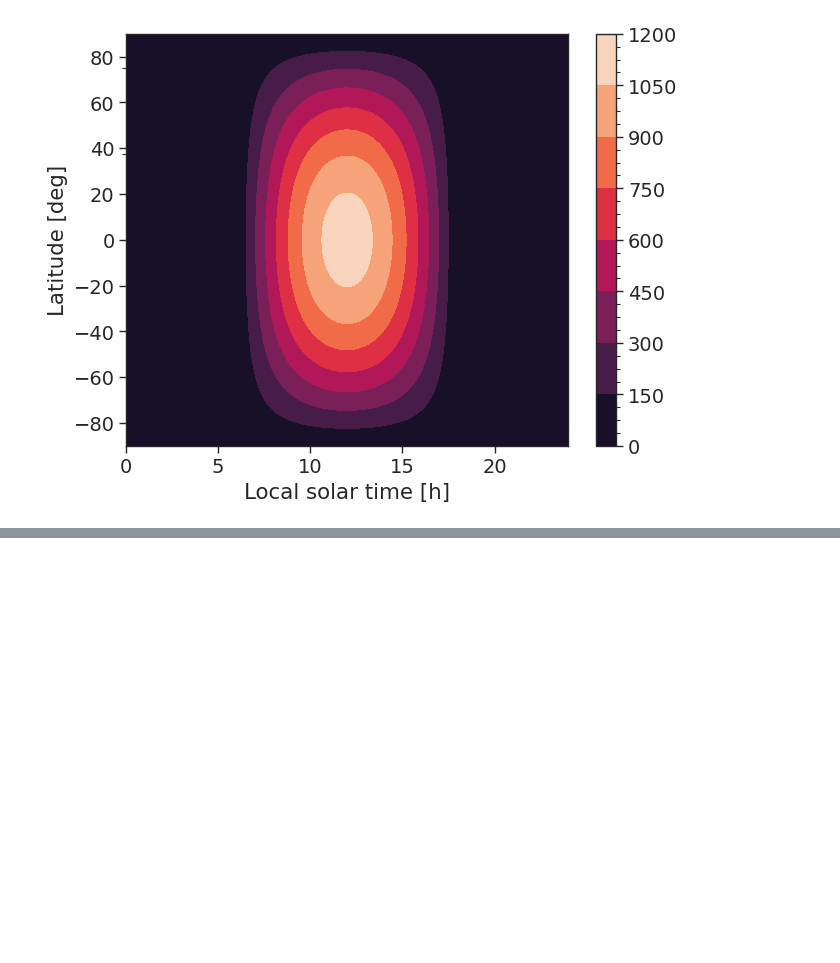
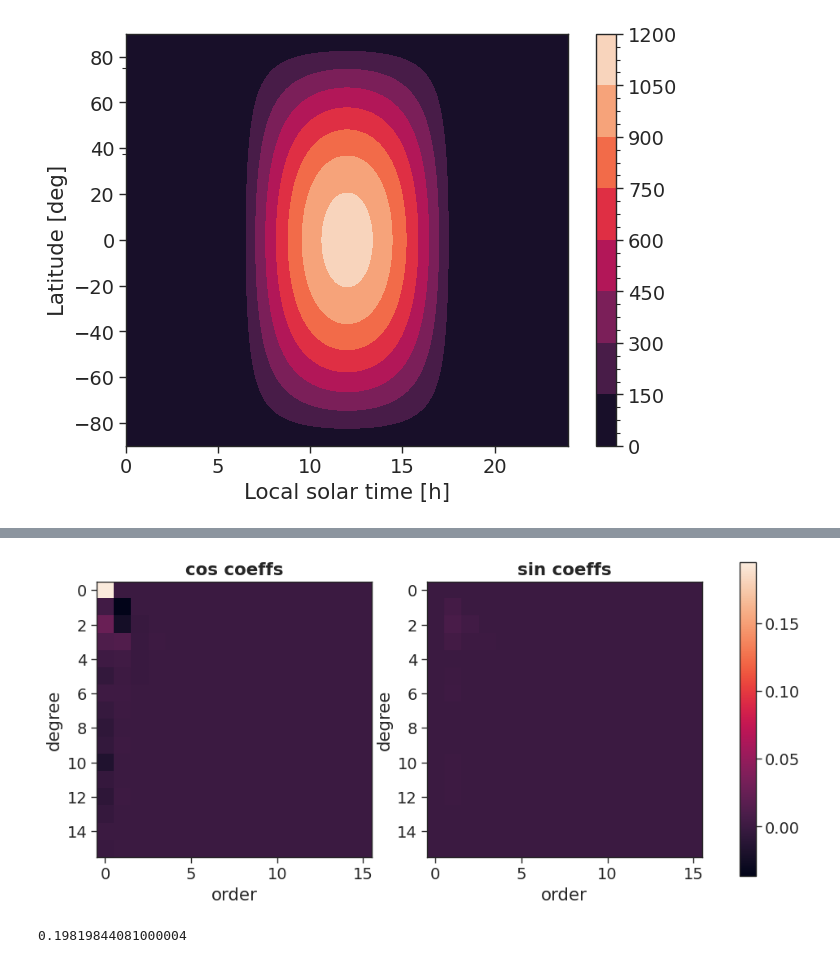
Before and after one commit to DominikStiller/tudelft-hpb-project, a Jupyter notebook: analysis/lunar_models.ipynb, the cells around one changed output, grey strips where cells are left out. Cells and saved outputs as stored; diff of their text form; code cells hidden in the pictures; blank space fills up the shorter version.

```diff
--- a/analysis/lunar_models.ipynb
+++ b/analysis/lunar_models.ipynb
@@ -42,0 +64,20 @@ plot_thermal_lemoine()
+# %%
+def read_coeffs():
+   with open("files/DLAM-1.txt") as f:
+       lines = f.readlines()
+   lines = [line[8:-1] for line in lines[2:]]
+
+   cos_coeffs = np.zeros((16, 16))
+   sin_coeffs = np.zeros((16, 16))
+
+   for line in lines:
+      l = int(line[:2])
+      m = int(line[2:4])
+
+      cos_coeffs[l, m] = float(line[20:36].replace("D", "E"))
+      sin_coeffs[l, m] = float(line[37:].replace("D", "E"))
+
+   # sin_coeffs, cos_coeffs = cos_coeffs, sin_coeffs
+   return cos_coeffs, sin_coeffs
+
+cos_coeffs, sin_coeffs = read_coeffs()
@@ -42,0 +88,41 @@ plot_thermal_lemoine()
+# %%
+def plot_coeffs():
+    vmin = min(cos_coeffs.min(), sin_coeffs.min())
+    vmax = max(cos_coeffs.max(), sin_coeffs.max())
+
+    fig, (ax1, ax2) = plt.subplots(1, 2, figsize=(12, 5))
+
+    ax1.imshow(cos_coeffs, vmin=vmin, vmax=vmax)
+    ax1.set_title("cos coeffs")
+    ax1.set_xlabel("order")
+    ax1.set_ylabel("degree")
+
+    im = ax2.imshow(sin_coeffs, vmin=vmin, vmax=vmax)
+    ax2.set_title("sin coeffs")
+    ax2.set_xlabel("order")
+    ax2.set_ylabel("degree")
+
+    plt.colorbar(im, ax=[ax1, ax2])
+
+plot_coeffs()
+# %% [output]
+[figure, added]
+# %%
+def dlam1(lat, lon):
+   lat = np.radians(lat)
+   lon = np.radians(lon)
+   sin_lat = np.sin(lat)
+
+   a = 0
+   for l in range(0, 16):
+      for m in range(0, l+1):
+         # (-1)^m to remove Condon-Shortley phase of lpmv
+         Pnm = (-1)**m * lpmv(m, l, sin_lat)
+         a += (
+            cos_coeffs[l, m] * np.cos(m * lon) + sin_coeffs[l, m] * np.sin(m * lon)
+         ) * Pnm
+   return a
+
+dlam1(-90, 30)
+# %% [output]
+0.19819844081000004
```
Also changed, not shown: parts of 13 cells of this notebook, 7 other files.
